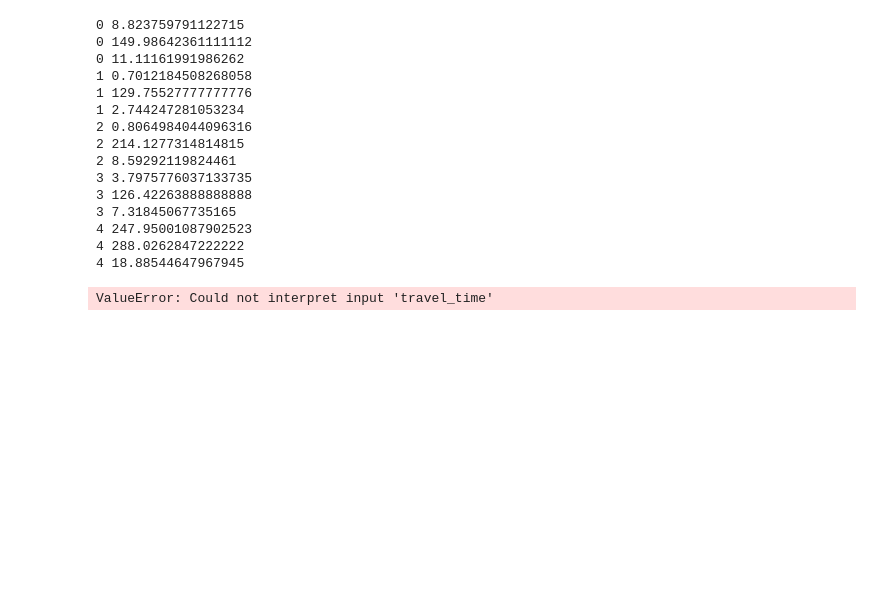
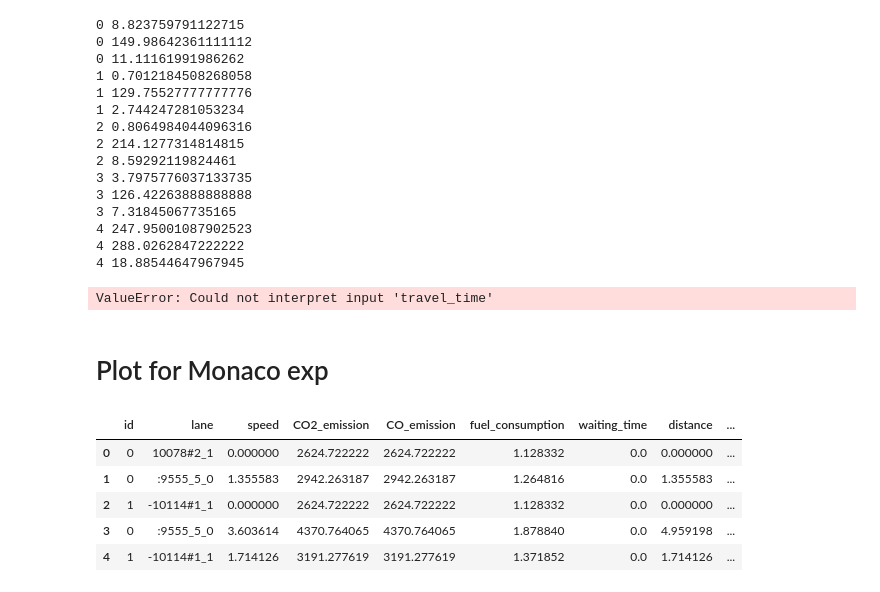
Before and after one commit to Laysest/tslib, a Jupyter notebook: log/final/visualization.ipynb, the cells around one changed output. Drawn from its saved outputs; the diff is of its cells as text; code cells hidden in the pictures; blank space fills up the shorter version.

Commit message:
add monaco

```diff
--- a/log/final/visualization.ipynb
+++ b/log/final/visualization.ipynb
@@ -377,3 +377,5 @@ import tikzplotlib
 tikzplotlib.save("atlanta.tex")
 # %% [output]
 ValueError: Could not interpret input 'travel_time'
+# %% [markdown]
+# Plot for Monaco exp
@@ -379,0 +384,9 @@ ValueError: Could not interpret input 'travel_time'
+# %%
+df.head(5)
+# %% [output]
+|  | id | lane | speed | CO2_emission | CO_emission | fuel_consumption | waiting_time | distance | ... |
+| 0 | 0 | 10078#2_1 | 0.000000 | 2624.722222 | 2624.722222 | 1.128332 | 0.0 | 0.000000 | ... |
+| 1 | 0 | :9555_5_0 | 1.355583 | 2942.263187 | 2942.263187 | 1.264816 | 0.0 | 1.355583 | ... |
+| 2 | 1 | -10114#1_1 | 0.000000 | 2624.722222 | 2624.722222 | 1.128332 | 0.0 | 0.000000 | ... |
+| 3 | 0 | :9555_5_0 | 3.603614 | 4370.764065 | 4370.764065 | 1.878840 | 0.0 | 4.959198 | ... |
+| 4 | 1 | -10114#1_1 | 1.714126 | 3191.277619 | 3191.277619 | 1.371852 | 0.0 | 1.714126 | ... |
```
Also changed, not shown: parts of 9 cells of this notebook, 11 other files.
